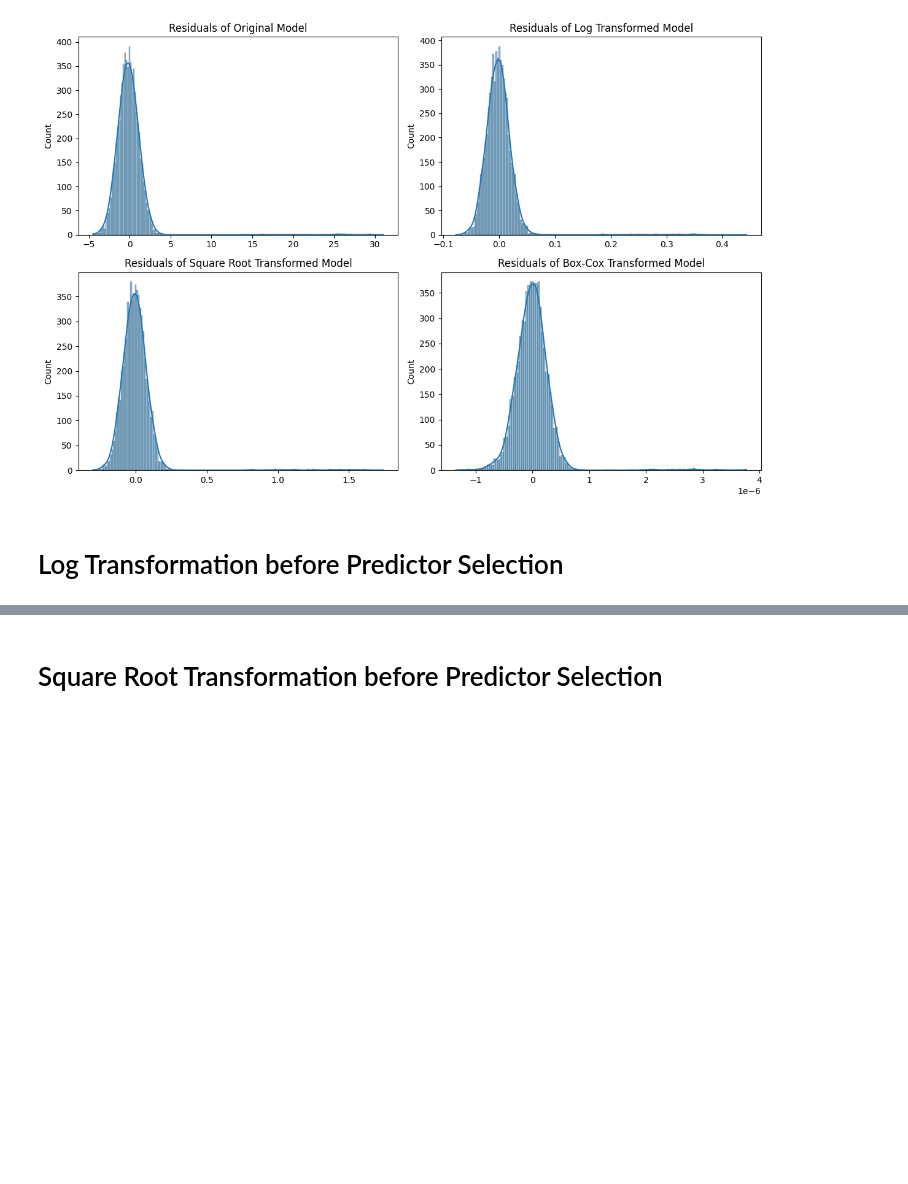
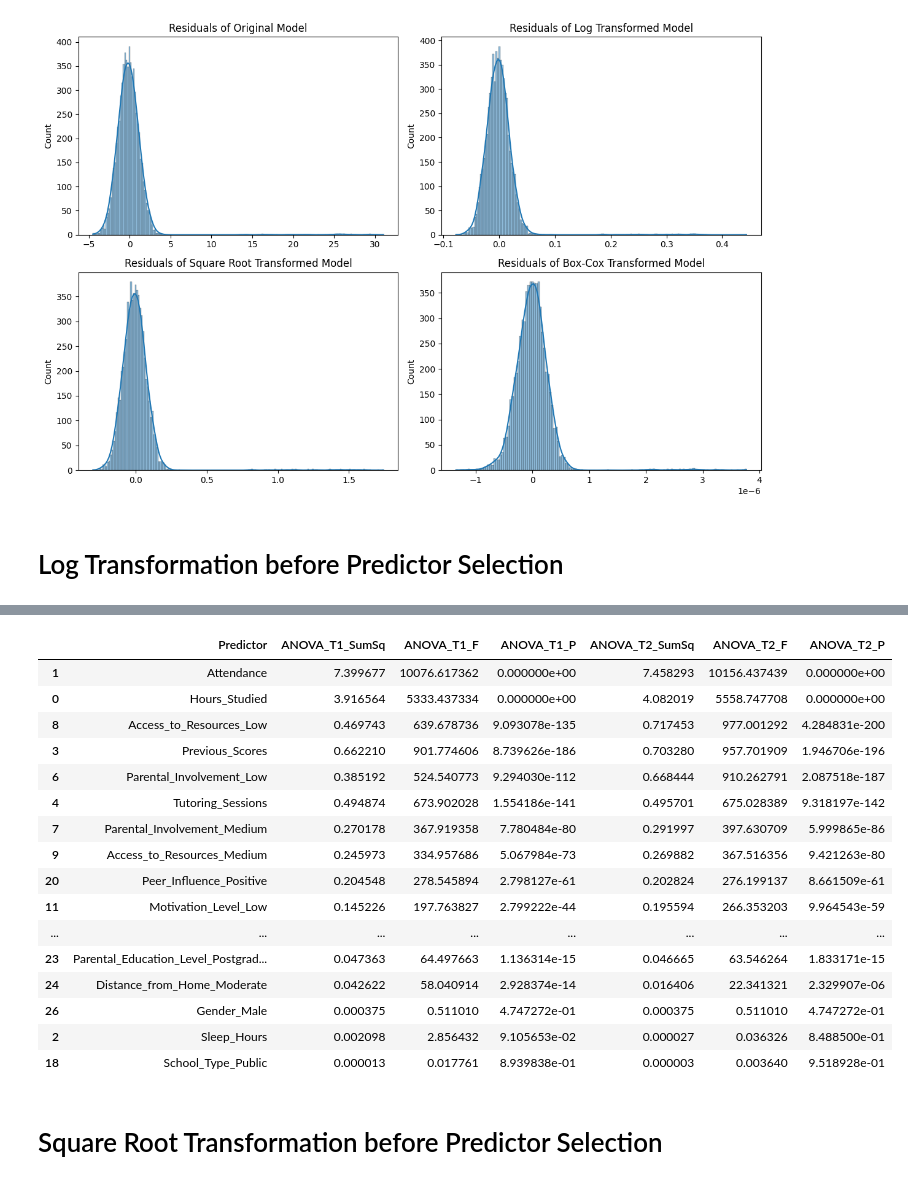
Before and after one commit to cztm/linear-regression, a Jupyter notebook: MLR_Analysis.ipynb, the cells around one changed output, grey strips where cells are left out. Saved outputs shown, nothing was run; the diff lists cells and outputs as text; code cells hidden in the pictures; blank space fills up the shorter version.

```diff
--- a/MLR_Analysis.ipynb
+++ b/MLR_Analysis.ipynb
@@ -713,6 +631,74 @@ results_sorted
 | 18 | School_Type_Public | 4.387332e-01 | 9.078147e-05 | -0.000061 | 1.003764 | -0.774381 | 0.599666 | -19532.944207 | -19519.352437 | ... |
 | 19 | Peer_Influence_Neutral | 5.417342e-01 | 5.637439e-05 | -0.000095 | 1.759127 | -0.610224 | 0.372374 | -19532.716862 | -19519.125092 | ... |
 | 26 | Gender_Male | 9.757422e-01 | 1.399960e-07 | -0.000151 | 1.002168 | -0.030408 | 0.000925 | -19532.345311 | -19518.753541 | ... |
+# %%
+
+import pandas as pd
+import statsmodels.api as sm
+import statsmodels.formula.api as smf
+from sklearn.preprocessing import StandardScaler
+import numpy as np
+
+df = pd.read_csv('data/StudentPerformanceFactors.csv')
+
+df.columns = df.columns.str.replace(' ', '_')
+
+df_encoded = pd.get_dummies(df, drop_first=True)
+df_encoded.columns = df_encoded.columns.str.replace(' ', '_')
+
+continuous_vars = ['Hours_Studied', 'Attendance', 'Sleep_Hours', 'Previous_Scores', 'Tutoring_Sessions', 'Physical_Activity']
+
+for var in continuous_vars:
+    df_encoded[var] = np.log(df_encoded[var] + 1)  # Log transformation with shift to handle zero values
+
+df_encoded['Exam_Score'] = np.log(df_encoded['Exam_Score'] + 1)
+
+X = df_encoded.drop('Exam_Score', axis=1)
+y = df_encoded['Exam_Score']
+
+scaler = StandardScaler()
+X_scaled = scaler.fit_transform(X)
+df_encoded[X.columns] = X_scaled
+
+formula = 'Exam_Score ~ ' + ' + '.join(X.columns)
+model_full = smf.ols(formula, data=df_encoded).fit()
+
+anova_type1 = sm.stats.anova_lm(model_full, typ=1)
+anova_type2 = sm.stats.anova_lm(model_full, typ=2)
+
+results = pd.DataFrame()
+
+results['Predictor'] = anova_type1.index
+results['ANOVA_T1_SumSq'] = anova_type1['sum_sq'].values
+results['ANOVA_T1_F'] = anova_type1['F'].values
+results['ANOVA_T1_P'] = anova_type1['PR(>F)'].values
+
+results['ANOVA_T2_SumSq'] = anova_type2['sum_sq'].values
+results['ANOVA_T2_F'] = anova_type2['F'].values
+results['ANOVA_T2_P'] = anova_type2['PR(>F)'].values
+
+results_clean = results.dropna()
+results_sorted = results_clean.sort_values(by='ANOVA_T2_SumSq', ascending=False)
+
+results_sorted
+# %% [output]
+|  | Predictor | ANOVA_T1_SumSq | ANOVA_T1_F | ANOVA_T1_P | ANOVA_T2_SumSq | ANOVA_T2_F | ANOVA_T2_P |
+| 1 | Attendance | 7.399677 | 10076.617362 | 0.000000e+00 | 7.458293 | 10156.437439 | 0.000000e+00 |
+| 0 | Hours_Studied | 3.916564 | 5333.437334 | 0.000000e+00 | 4.082019 | 5558.747708 | 0.000000e+00 |
+| 8 | Access_to_Resources_Low | 0.469743 | 639.678736 | 9.093078e-135 | 0.717453 | 977.001292 | 4.284831e-200 |
+| 3 | Previous_Scores | 0.662210 | 901.774606 | 8.739626e-186 | 0.703280 | 957.701909 | 1.946706e-196 |
+| 6 | Parental_Involvement_Low | 0.385192 | 524.540773 | 9.294030e-112 | 0.668444 | 910.262791 | 2.087518e-187 |
+| 4 | Tutoring_Sessions | 0.494874 | 673.902028 | 1.554186e-141 | 0.495701 | 675.028389 | 9.318197e-142 |
+| 7 | Parental_Involvement_Medium | 0.270178 | 367.919358 | 7.780484e-80 | 0.291997 | 397.630709 | 5.999865e-86 |
+| 9 | Access_to_Resources_Medium | 0.245973 | 334.957686 | 5.067984e-73 | 0.269882 | 367.516356 | 9.421263e-80 |
+| 20 | Peer_Influence_Positive | 0.204548 | 278.545894 | 2.798127e-61 | 0.202824 | 276.199137 | 8.661509e-61 |
+| 11 | Motivation_Level_Low | 0.145226 | 197.763827 | 2.799222e-44 | 0.195594 | 266.353203 | 9.964543e-59 |
+| ... | ... | ... | ... | ... | ... | ... | ... |
+| 23 | Parental_Education_Level_Postgrad... | 0.047363 | 64.497663 | 1.136314e-15 | 0.046665 | 63.546264 | 1.833171e-15 |
+| 24 | Distance_from_Home_Moderate | 0.042622 | 58.040914 | 2.928374e-14 | 0.016406 | 22.341321 | 2.329907e-06 |
+| 26 | Gender_Male | 0.000375 | 0.511010 | 4.747272e-01 | 0.000375 | 0.511010 | 4.747272e-01 |
+| 2 | Sleep_Hours | 0.002098 | 2.856432 | 9.105653e-02 | 0.000027 | 0.036326 | 8.488500e-01 |
+| 18 | School_Type_Public | 0.000013 | 0.017761 | 8.939838e-01 | 0.000003 | 0.003640 | 9.518928e-01 |
 # %% [markdown]
 # Square Root Transformation before Predictor Selection
 # %%
```
Also changed, not shown: parts of 11 cells of this notebook.
